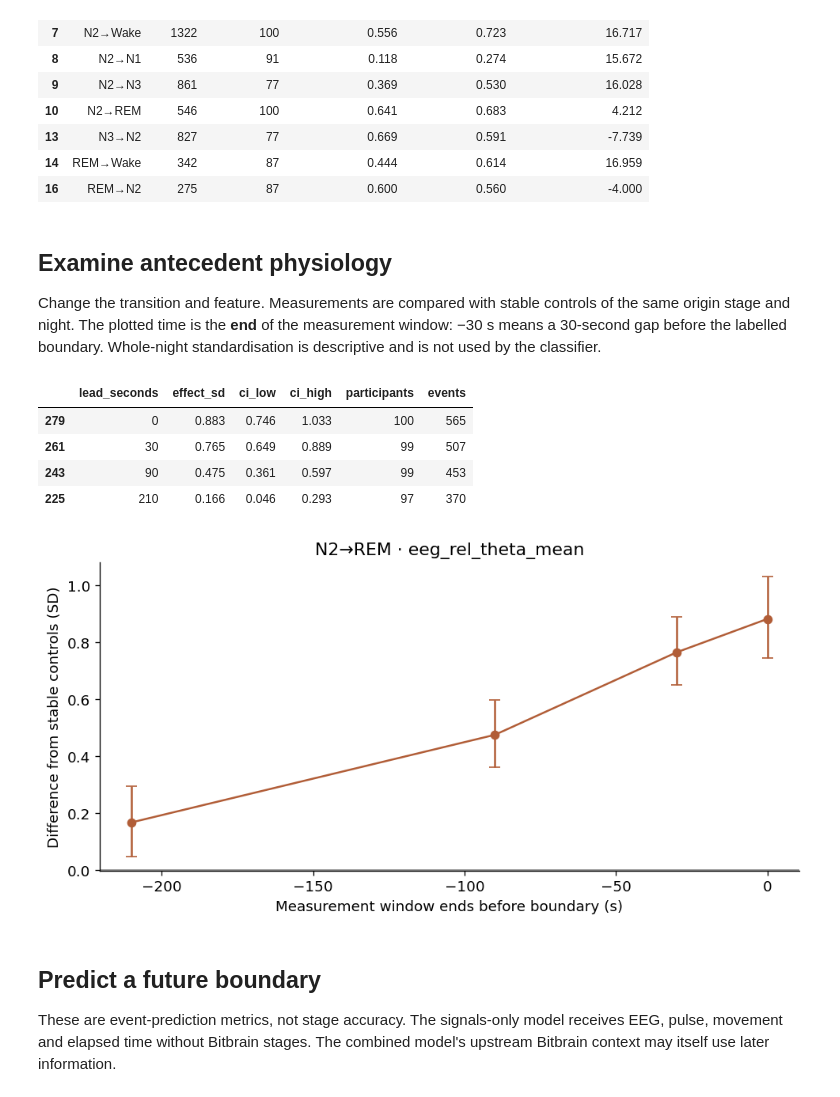
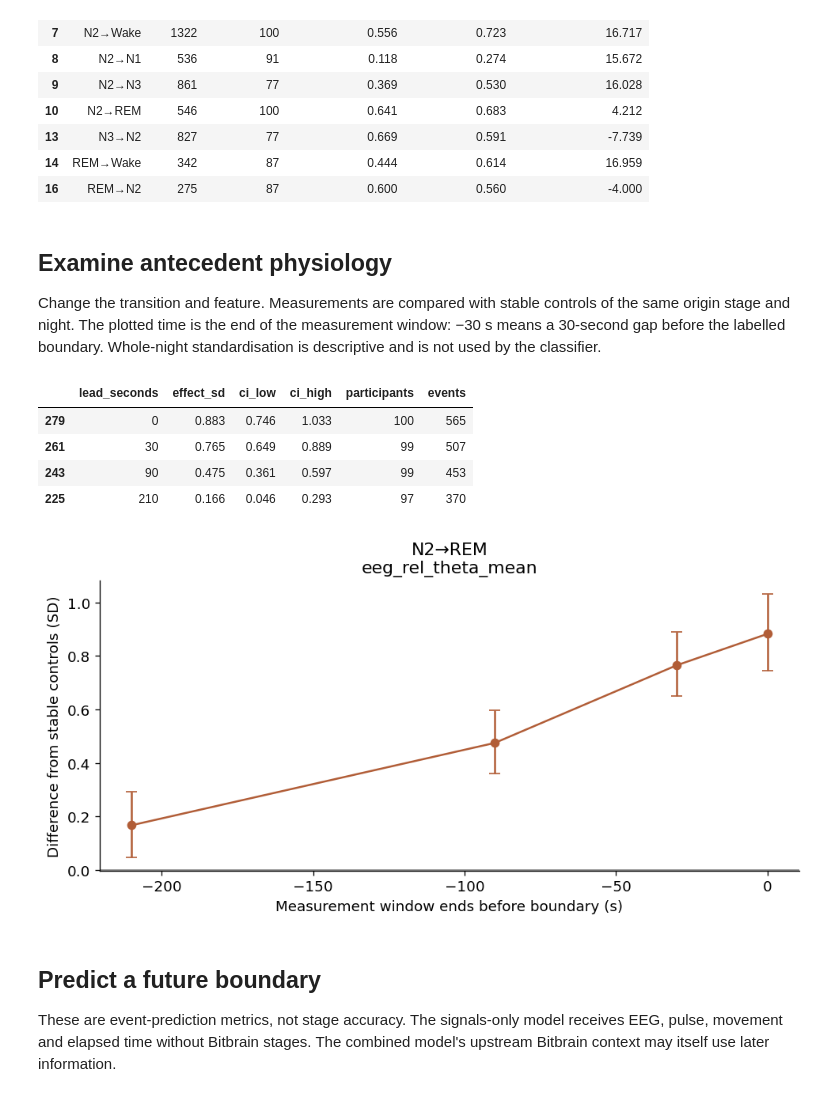
Before and after one commit to MiguelOmarBH/BOAS_phase_transition_prediction, a Jupyter notebook: notebooks/BOAS_transition_analysis.ipynb, the cells around one changed output. Cells and saved outputs as stored; diff of their text form; code cells hidden in the pictures.

Commit message:
Update documentation and figure labels

```diff
--- a/notebooks/BOAS_transition_analysis.ipynb
+++ b/notebooks/BOAS_transition_analysis.ipynb
@@ -116,26 +117,26 @@ display(selected[['transition','epochs','participants','Bitbrain_accuracy',MODEL
 # %% [markdown]
 ## Examine antecedent physiology
 
-Change the transition and feature. Measurements are compared with stable controls of the same origin stage and night. The plotted time is the **end** of the measurement window: −30 s means a 30-second gap before the labelled boundary. Whole-night standardisation is descriptive and is not used by the classifier.
+Change the transition and feature. Measurements are compared with stable controls of the same origin stage and night. The plotted time is the end of the measurement window: −30 s means a 30-second gap before the labelled boundary. Whole-night standardisation is descriptive and is not used by the classifier.
 # %%
 TRANSITION = 'N2→REM'
 FEATURE = 'eeg_rel_theta_mean'
 effects = pd.read_csv(RESULTS/'physiology_effects.csv')
 effect = effects.loc[effects.pair.eq(TRANSITION) & effects.feature.eq(FEATURE)].sort_values('lead_seconds')
 assert not effect.empty, 'Choose an available transition and feature.'
 display(effect[['lead_seconds','effect_sd','ci_low','ci_high','participants','events']].round(3))
 fig, ax = plt.subplots(figsize=(8,4), constrained_layout=True)
 ax.errorbar(-effect.lead_seconds, effect.effect_sd, yerr=[effect.effect_sd-effect.ci_low, effect.ci_high-effect.effect_sd], fmt='o-', capsize=4, color=PROPOSED)
 ax.axhline(0,color='gray',linewidth=1)
-ax.set(title=TRANSITION+' · '+FEATURE, xlabel='Measurement window ends before boundary (s)', ylabel='Difference from stable controls (SD)')
+ax.set(title=TRANSITION+'\n'+FEATURE, xlabel='Measurement window ends before boundary (s)', ylabel='Difference from stable controls (SD)')
 plt.show()
 # %% [output]
 |  | lead_seconds | effect_sd | ci_low | ci_high | participants | events |
 | 279 | 0 | 0.883 | 0.746 | 1.033 | 100 | 565 |
 | 261 | 30 | 0.765 | 0.649 | 0.889 | 99 | 507 |
 | 243 | 90 | 0.475 | 0.361 | 0.597 | 99 | 453 |
 | 225 | 210 | 0.166 | 0.046 | 0.293 | 97 | 370 |
-[figure, old version]
+[figure, new version]
 # %% [markdown]
 ## Predict a future boundary
 
```
Also changed, not shown: parts of 6 cells of this notebook, 18 other files.
